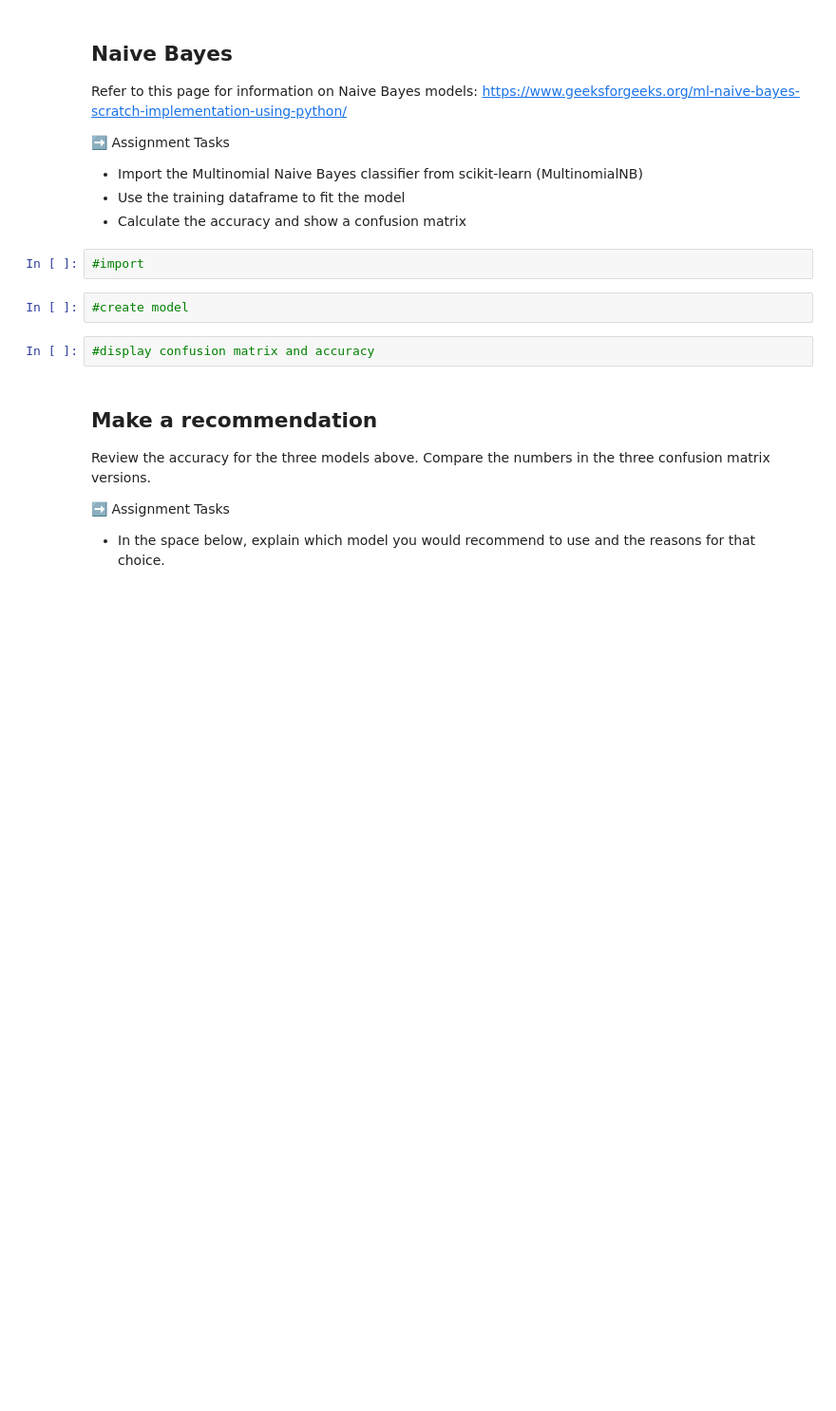
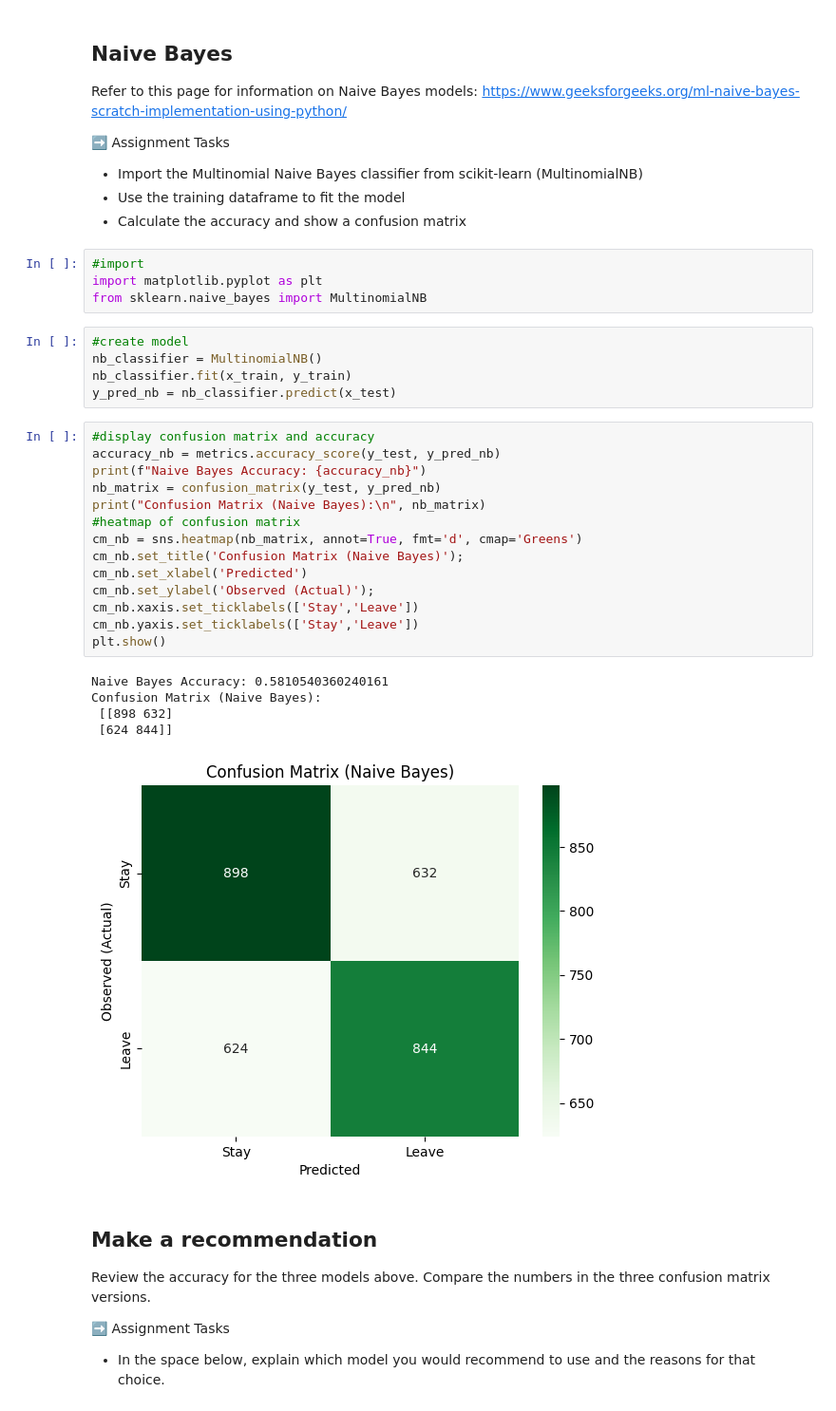
Before and after one commit to matiasarmesto/businessanalytics, a Jupyter notebook: Labs/Scripts/lab_12_megatelco_xgboost_bayes.ipynb, the cells around one changed output. Shown at 95% size. Saved outputs shown, nothing was run; the diff lists cells and outputs as text; blank space fills up the shorter version.

```diff
--- a/Labs/Scripts/lab_12_megatelco_xgboost_bayes.ipynb
+++ b/Labs/Scripts/lab_12_megatelco_xgboost_bayes.ipynb
@@ -421,12 +384,35 @@ Refer to this page for information on Naive Bayes models: https://www.geeksforg
 - Import the Multinomial Naive Bayes classifier from scikit-learn (MultinomialNB)
 - Use the training dataframe to fit the model
 - Calculate the accuracy and show a confusion matrix
-# %%
-#import
-# %%
-#create model
-# %%
-#display confusion matrix and accuracy
+# %%
+#import
+import matplotlib.pyplot as plt
+from sklearn.naive_bayes import MultinomialNB
+# %%
+#create model
+nb_classifier = MultinomialNB()
+nb_classifier.fit(x_train, y_train)
+y_pred_nb = nb_classifier.predict(x_test)
+# %%
+#display confusion matrix and accuracy
+accuracy_nb = metrics.accuracy_score(y_test, y_pred_nb)
+print(f"Naive Bayes Accuracy: {accuracy_nb}")
+nb_matrix = confusion_matrix(y_test, y_pred_nb)
+print("Confusion Matrix (Naive Bayes):\n", nb_matrix)
+#heatmap of confusion matrix
+cm_nb = sns.heatmap(nb_matrix, annot=True, fmt='d', cmap='Greens')
+cm_nb.set_title('Confusion Matrix (Naive Bayes)');
+cm_nb.set_xlabel('Predicted')
+cm_nb.set_ylabel('Observed (Actual)');
+cm_nb.xaxis.set_ticklabels(['Stay','Leave'])
+cm_nb.yaxis.set_ticklabels(['Stay','Leave'])
+plt.show()
+# %% [output]
+Naive Bayes Accuracy: 0.5810540360240161
+Confusion Matrix (Naive Bayes):
+ [[898 632]
+ [624 844]]
+[figure, added]
 # %% [markdown]
 ## Make a recommendation
 Review the accuracy for the three models above.   Compare the numbers in the three confusion matrix versions.
```
Also changed, not shown: parts of 3 cells of this notebook.
